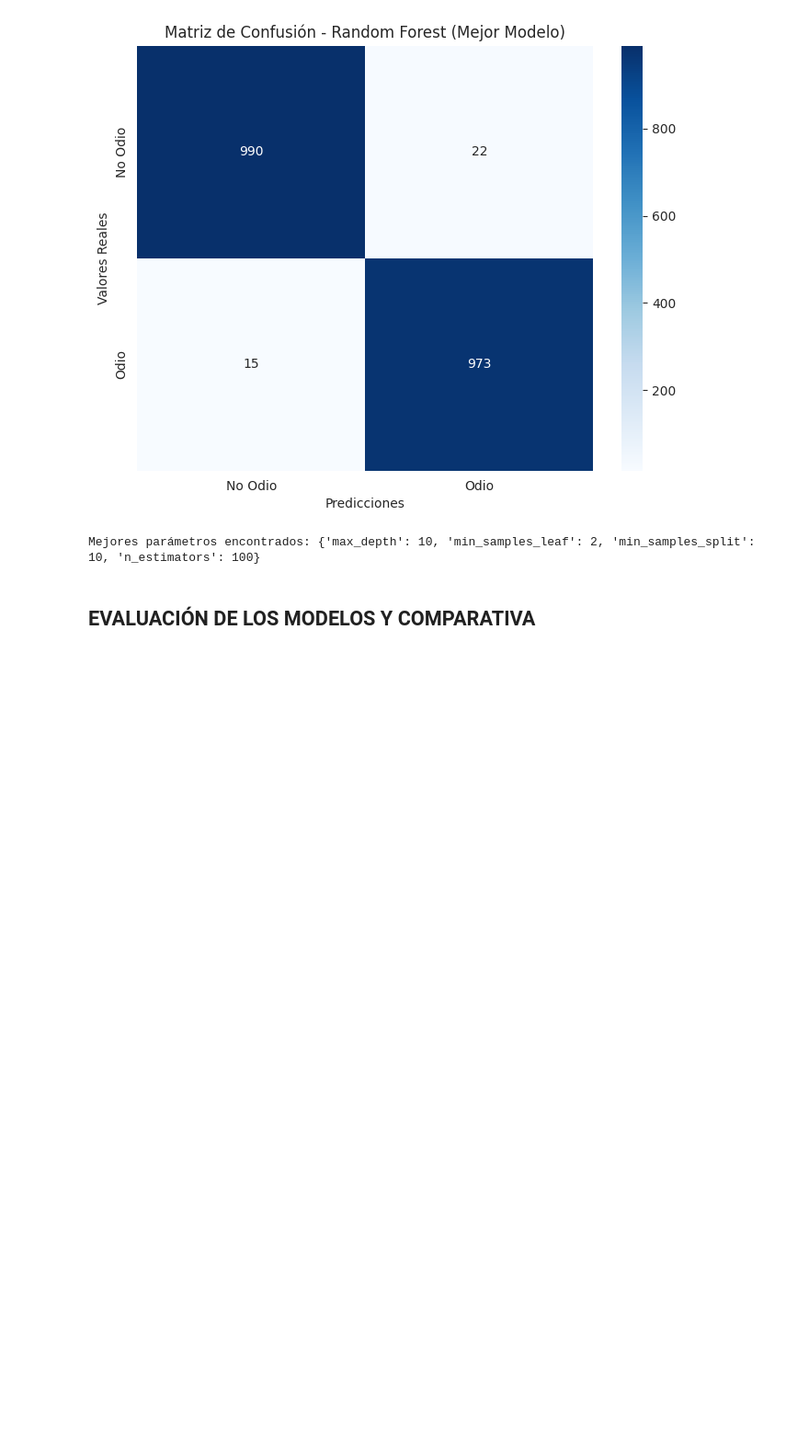
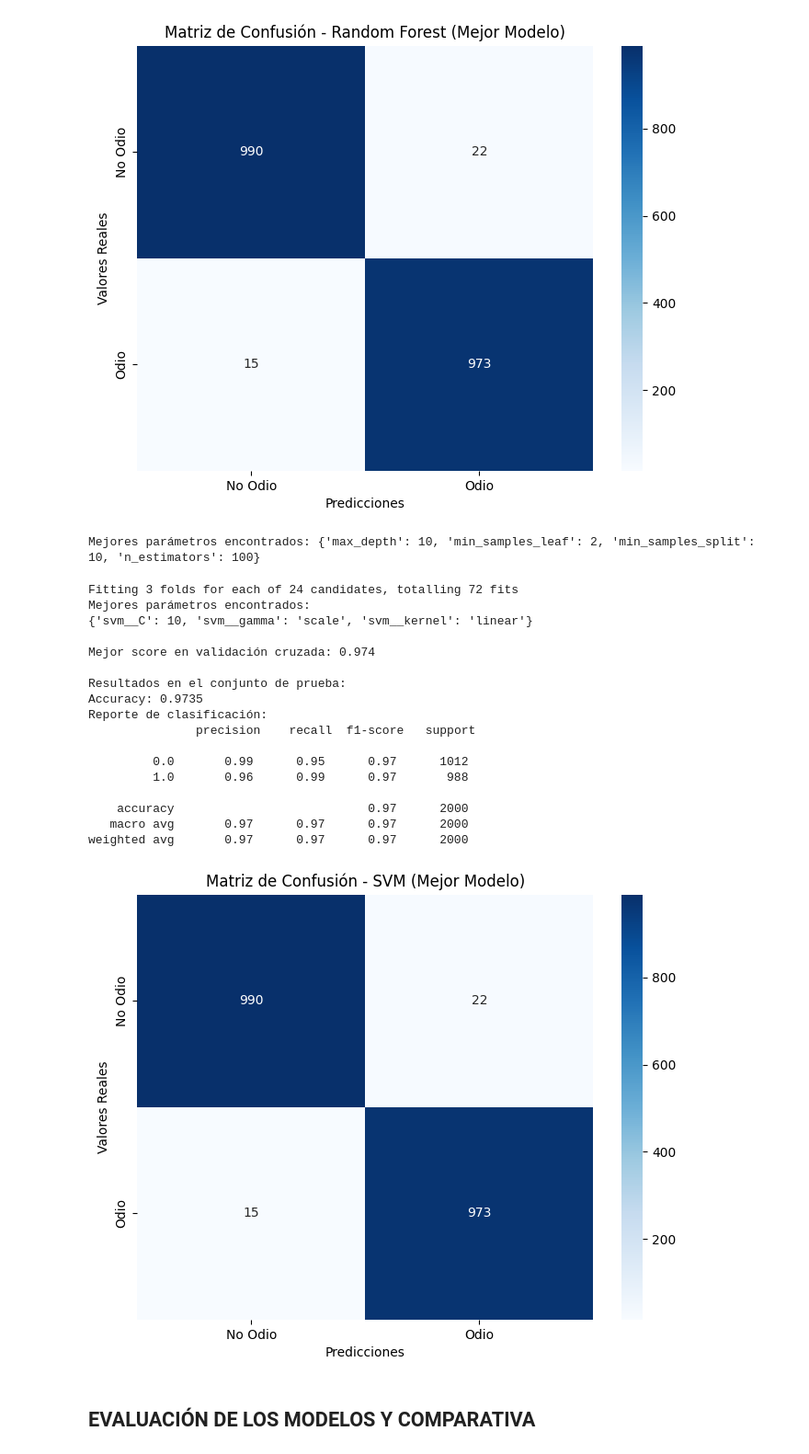
Before and after one commit to abulnes16/activity-3-machine-learning, a Jupyter notebook: Actividad_3.ipynb, the cells around one changed output. Shown: that part at 92% size. Saved outputs shown, nothing was run; the diff lists cells and outputs as text; code cells hidden in the pictures; blank space fills up the shorter version.

```diff
--- a/Actividad_3.ipynb
+++ b/Actividad_3.ipynb
@@ -241,6 +337,77 @@ Fitting 3 folds for each of 81 candidates, totalling 243 fits
 weighted avg       0.98      0.98      0.98      2000
 [figure]
 Mejores parámetros encontrados: {'max_depth': 10, 'min_samples_leaf': 2, 'min_samples_split': 10, 'n_estimators': 100}
+# %%
+## Modelado con SVM
+from sklearn.preprocessing import StandardScaler
+from sklearn.svm import SVC
+from sklearn.pipeline import Pipeline
+from sklearn.metrics import accuracy_score
+
+
+pipeline = Pipeline([
+    ("scaler", StandardScaler()),
+    ("svm", SVC(random_state=42))
+])
+
+svm_param_grid = {
+    'svm__C': [0.1, 1, 10, 100],
+    'svm__kernel': ['linear', 'rbf', 'poly'],
+    'svm__gamma': ['scale', 'auto']
+}
+
+
+svm_grid_search = GridSearchCV(
+    pipeline,
+    svm_param_grid,
+    cv = 3,
+    scoring = "f1_weighted",
+    n_jobs=-1,
+    verbose=2
+)
+
+svm_grid_search.fit(X_train, y_train)
+
+print("Mejores parámetros encontrados:")
+print(svm_grid_search.best_params_)
+print("\nMejor score en validación cruzada: {:.3f}".format(svm_grid_search.best_score_))
+
+
+# Evaluar el modelo optimizado en el conjunto de prueba
+svm_y_pred = svm_grid_search.predict(X_test)
+
+
+svm_conf_matrix = confusion_matrix(y_test, svm_y_pred)
+print("\nResultados en el conjunto de prueba:")
+print("Accuracy:", accuracy_score(y_test, svm_y_pred))
+print("Reporte de clasificación:\n", classification_report(y_test, svm_y_pred))
+
+plt.figure(figsize=(8, 6))
+sns.heatmap(matriz_confusion_rf, annot=True, fmt='d', cmap='Blues',
+            xticklabels=['No Odio', 'Odio'], yticklabels=['No Odio', 'Odio'])
+plt.title('Matriz de Confusión - SVM (Mejor Modelo)')
+plt.xlabel('Predicciones')
+plt.ylabel('Valores Reales')
+plt.show()
+# %% [output]
+Fitting 3 folds for each of 24 candidates, totalling 72 fits
+Mejores parámetros encontrados:
+{'svm__C': 10, 'svm__gamma': 'scale', 'svm__kernel': 'linear'}
+
+Mejor score en validación cruzada: 0.974
+
+Resultados en el conjunto de prueba:
+Accuracy: 0.9735
+Reporte de clasificación:
+               precision    recall  f1-score   support
+
+         0.0       0.99      0.95      0.97      1012
+         1.0       0.96      0.99      0.97       988
+
+    accuracy                           0.97      2000
+   macro avg       0.97      0.97      0.97      2000
+weighted avg       0.97      0.97      0.97      2000
+[figure, added]
 # %% [markdown]
 ## EVALUACIÓN DE LOS MODELOS Y COMPARATIVA
 # %%
```
Also changed, not shown: parts of 13 cells of this notebook.
